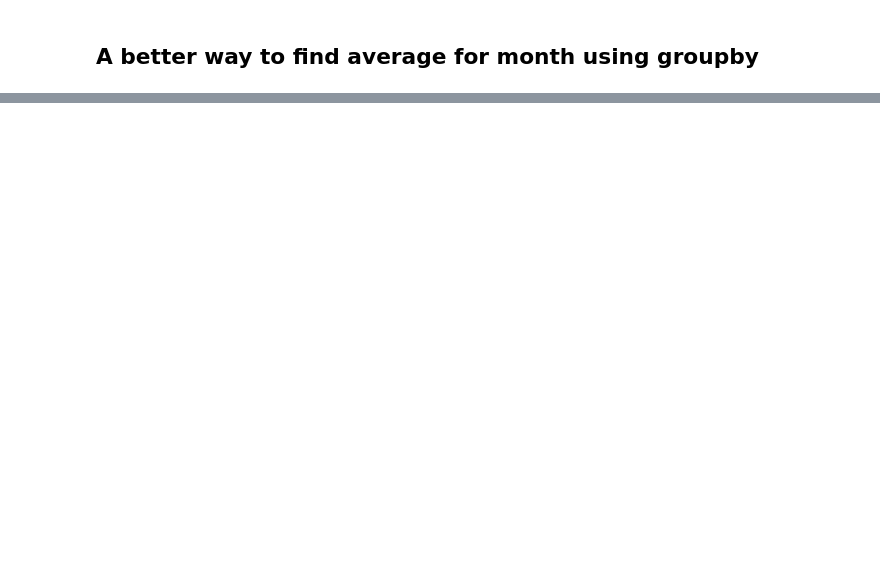
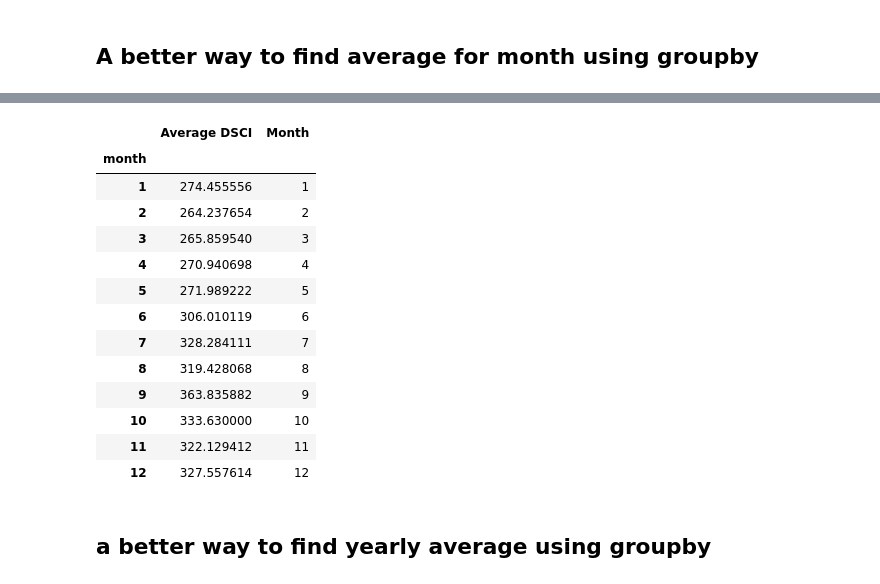
Before and after one commit to anikajohnson/CA-Wildfires-Project, a Jupyter notebook: Data_Exploration.ipynb, the cells around one changed output, grey strips where cells are left out. Saved outputs shown, nothing was run; the diff lists cells and outputs as text; code cells hidden in the pictures; blank space fills up the shorter version.

```diff
--- a/Data_Exploration.ipynb
+++ b/Data_Exploration.ipynb
@@ -164,8 +265,23 @@ droughtData.groupby('month')['DSCI'].mean()
 # %%
 # turn into df from groupby object
 super_fuzz = droughtData.groupby('month')['DSCI'].mean()
-super_fuzz =pd.DataFrame({'average': super_fuzz})
+super_fuzz =pd.DataFrame({'Average DSCI': super_fuzz})
 super_fuzz
 
-super_fuzz['month']=super_fuzz.index
+super_fuzz['Month']=super_fuzz.index
 super_fuzz
+# %% [output]
+|  | Average DSCI | Month |
+| month |  |  |
+| 1 | 274.455556 | 1 |
+| 2 | 264.237654 | 2 |
+| 3 | 265.859540 | 3 |
+| 4 | 270.940698 | 4 |
+| 5 | 271.989222 | 5 |
+| 6 | 306.010119 | 6 |
+| 7 | 328.284111 | 7 |
+| 8 | 319.428068 | 8 |
+| 9 | 363.835882 | 9 |
+| 10 | 333.630000 | 10 |
+| 11 | 322.129412 | 11 |
+| 12 | 327.557614 | 12 |
@@ -186,0 +294,2 @@ ax = super_fuzz.plot.bar(x='month', y='average', rot=0)
+# %% [markdown]
+## a better way to find yearly average using groupby
```
Also changed, not shown: parts of 38 cells of this notebook.
